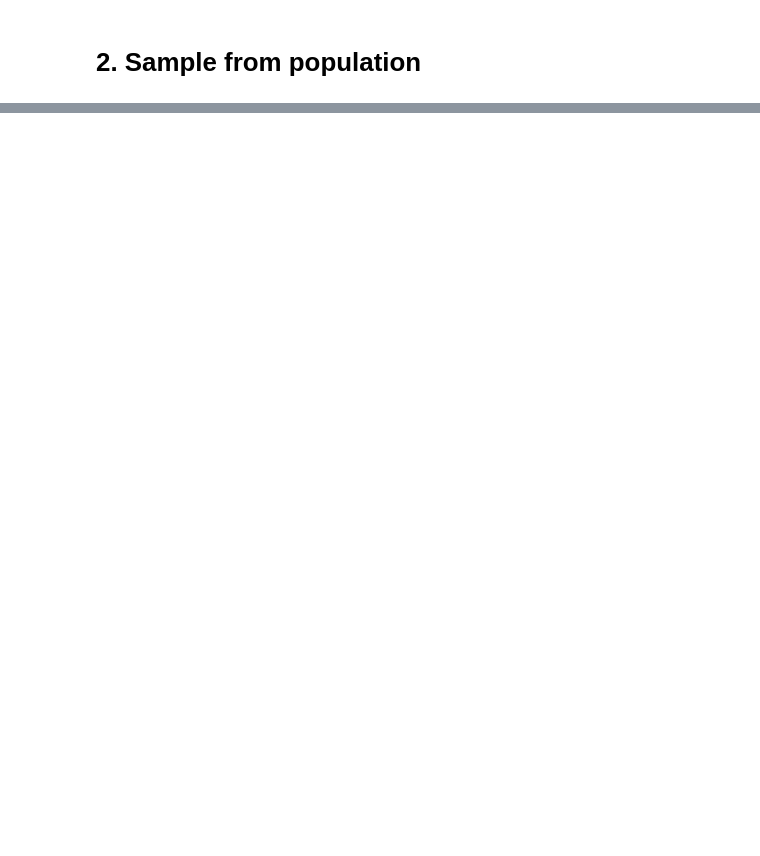
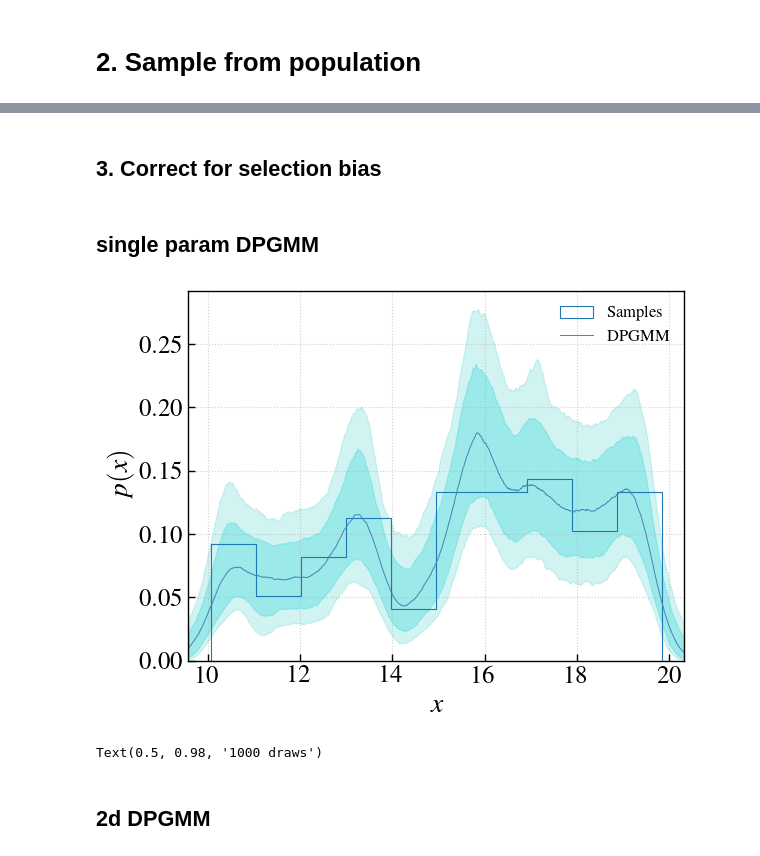
Before and after one commit to insepien/dftime, a Jupyter notebook: notebook/build.ipynb, the cells around one changed output, grey strips where cells are left out. Cells and saved outputs as stored; diff of their text form; code cells hidden in the pictures; blank space fills up the shorter version.

```diff
--- a/notebook/build.ipynb
+++ b/notebook/build.ipynb
@@ -90,2 +94,21 @@ ax.legend();
 # %% [markdown]
 # 2. Sample from population
+# %%
+# 1. Define a large batch size (e.g., 10,000)
+batch_size = 10000
+np.random.seed(0)
+# 2. Generate arrays for all candidates at once
+a = np.random.uniform(a0_pop_min, a0_pop_max, batch_size)
+q = np.random.uniform(1, 100, batch_size)
+z = 0.2#np.random.uniform(0.18, 0.2, batch_size)
+# u = np.random.uniform(0, 0.8, batch_size)
+pobs = psel(a, z, q, 0.1) #* 1/10*1/99
+u = np.random.uniform(0, pobs.max(), batch_size)
+
+# 3. Apply the mask
+mask = u < pobs
+
+# 4. Filter
+accepted_a = a[mask]
+accepted_q = q[mask]
+accepted_pobs = pobs[mask]
@@ -91,0 +140,2 @@ ax.legend();
+# %% [markdown]
+## 3. Correct for selection bias
@@ -91,0 +148,28 @@ ax.legend();
+# %% [markdown]
+## single param DPGMM
+# %%
+Nobs = 100
+a0_samp = accepted_a[:100]
+q_samp = accepted_q[:100]
+# %%
+a_min = a0_pop_min-3
+a_max = a0_pop_max+3
+bounds = [a_min, a_max]
+prior_pars = get_priors(bounds = bounds, samples = a0_samp)
+
+mixdp = DPGMM(bounds, prior_pars = prior_pars)
+
+ndraws = 1000
+draw_1d = lambda n: mixdp.density_from_samples(a0_samp)
+draws = Parallel(n_jobs=-1)(delayed(draw_1d)(n) for n in tqdm(range(ndraws)))
+# %%
+fig = plot_median_cr(draws,
+               samples  = a0_samp,
+               save     = False,
+               show     = True
+               )
+# %% [output]
+[figure, added]
+Text(0.5, 0.98, '1000 draws')
+# %% [markdown]
+## 2d DPGMM
```
Also changed, not shown: parts of 19 cells of this notebook, 3 other files.
